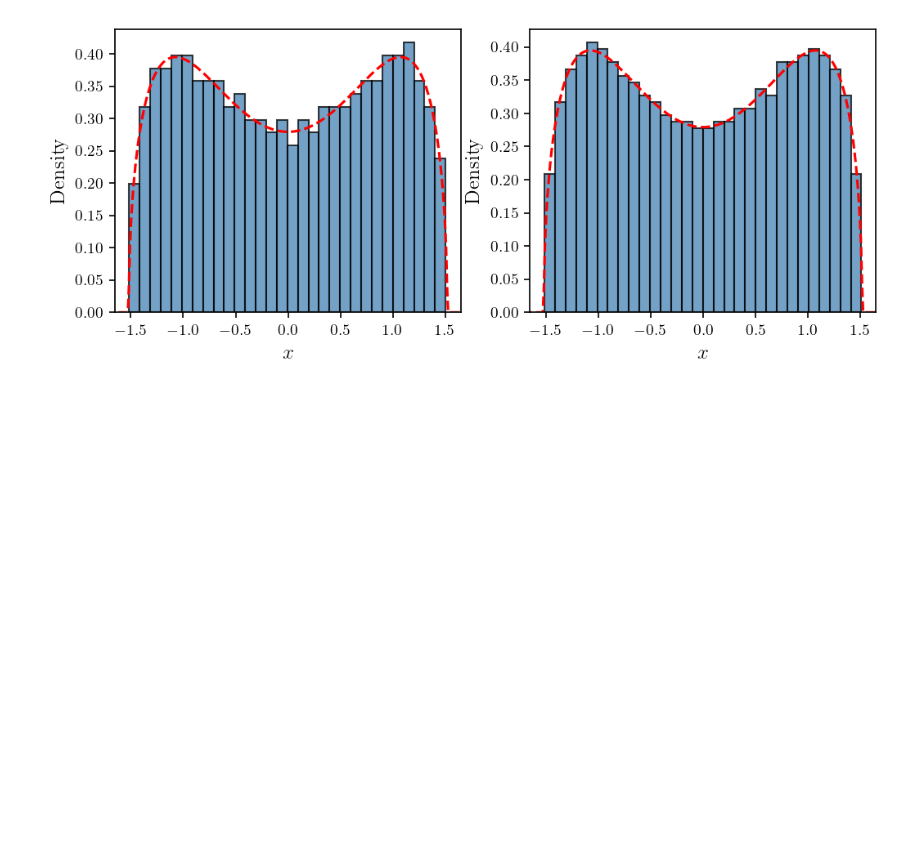
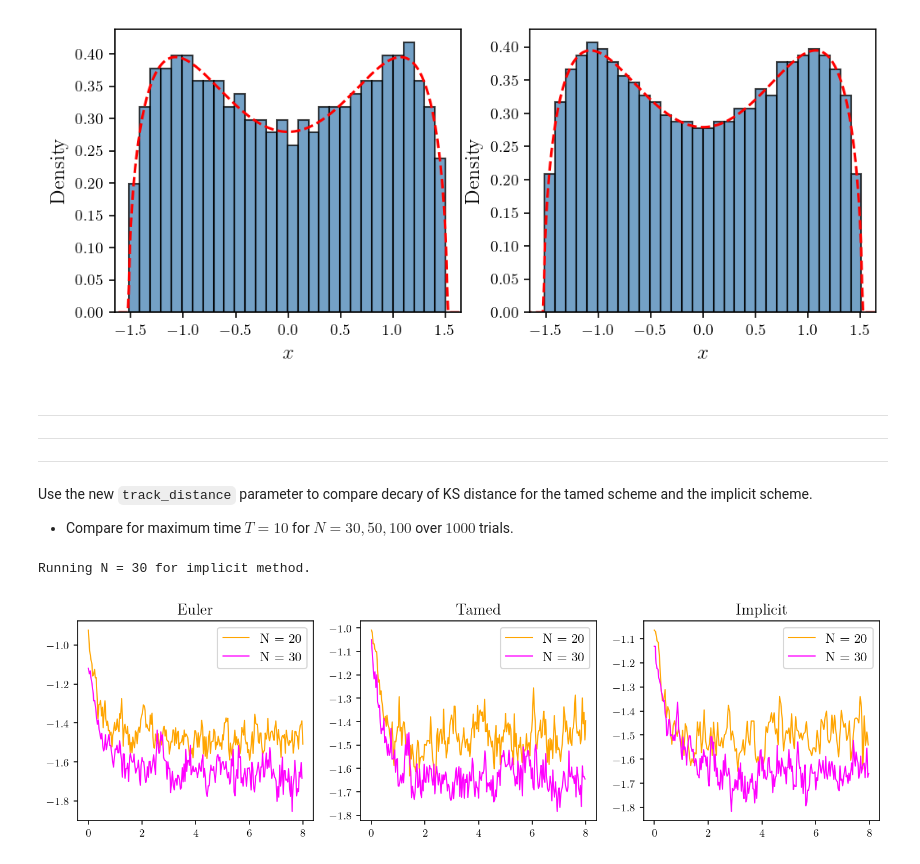
Before and after one commit to fredwdickinson/dissertation, a Jupyter notebook: code/main.ipynb, the cells around one changed output. Cells and saved outputs as stored; diff of their text form; code cells hidden in the pictures; blank space fills up the shorter version.

Commit message:
empirical distance tracking

```diff
--- a/code/main.ipynb
+++ b/code/main.ipynb
@@ -138,3 +135,43 @@ for ax in [ax1, ax2]:
 plt.show()
 # %% [output]
 [figure]
+# %% [markdown]
+---
+---
+---
+# %% [markdown]
+Use the new `track_distance` parameter to compare decary of KS distance for the tamed scheme and the implicit scheme.
+- Compare for maximum time $T = 10$ for $N = 30, 50, 100$ over $1000$ trials.
+# %%
+T = 8.0
+N_list = [20, 30]
+N_colours = {20: "orange", 30: "magenta", 50: "green", 100: "steelblue"}
+num_trials_list = [5]
+methods = ["euler", "tamed", "implicit"]
+results = {}
+
+all_experiments = itertools.product(N_list, num_trials_list, methods)
+for N, num_trials, method in all_experiments:
+    dt = 1/N if (method == "implicit") else 1/(N**2)
+    clear_output(wait = True)
+    print(f"Running N = {N} for {method} method.")
+
+    _, times, distances = sampler.stochastic_sampler(N, T, dt, num_trials = num_trials, method = method, track_distance = True)
+    results[(N, num_trials, method)] = {"times": times, "distances": distances}
+# %% [output]
+Running N = 30 for implicit method.
+# %%
+fig, axes = plt.subplots(1, 3, figsize = (12, 3))
+for ax, method in zip(axes, methods):
+    for N in N_list:
+        key = (N, 5, method)
+        data = results[key]
+
+        ax.plot(data["times"], np.log10(data["distances"]), label = f"N = {N}", color = N_colours[N], lw = 1)
+
+    ax.legend(loc = "upper right")
+    ax.set_title(method.capitalize())
+
+plt.show()
+# %% [output]
+[figure, added]
```
Also changed, not shown: parts of 2 cells of this notebook, 3 other files.
